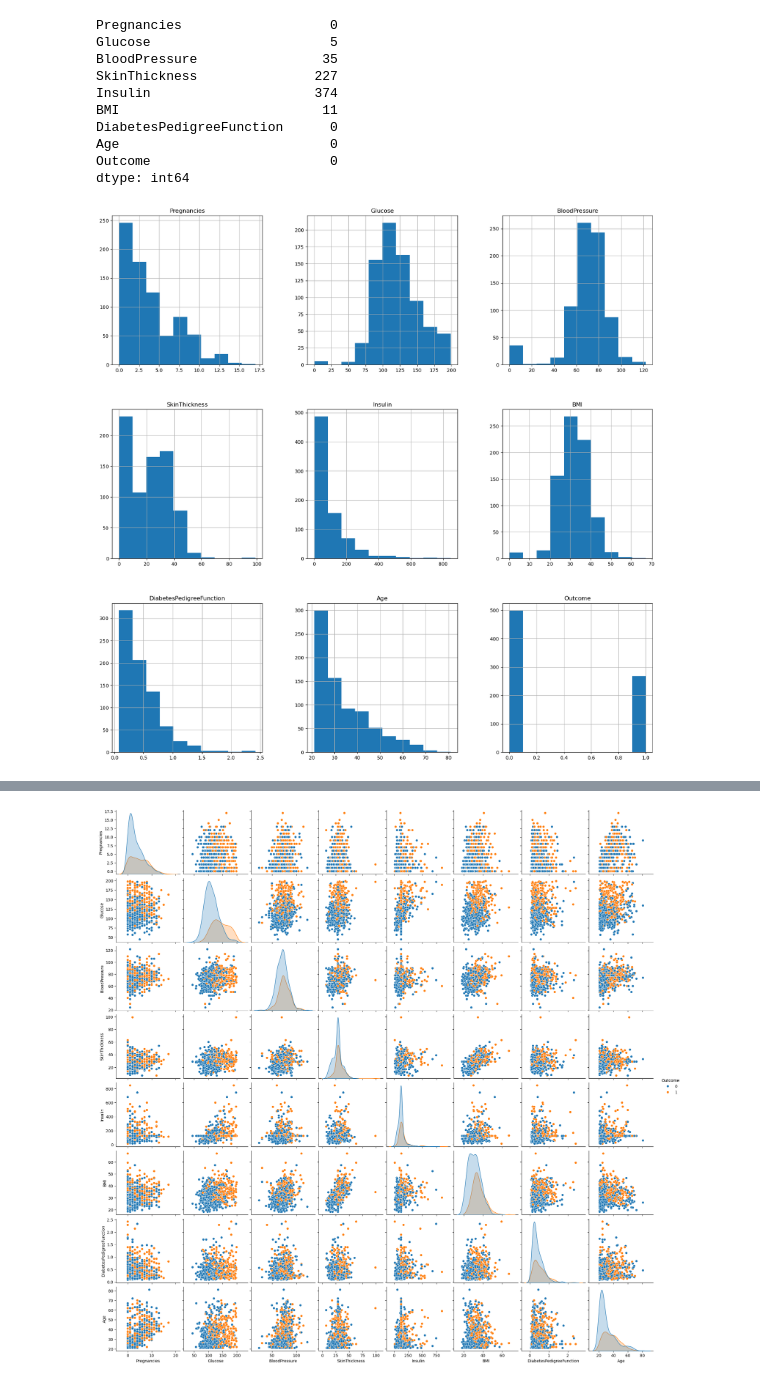
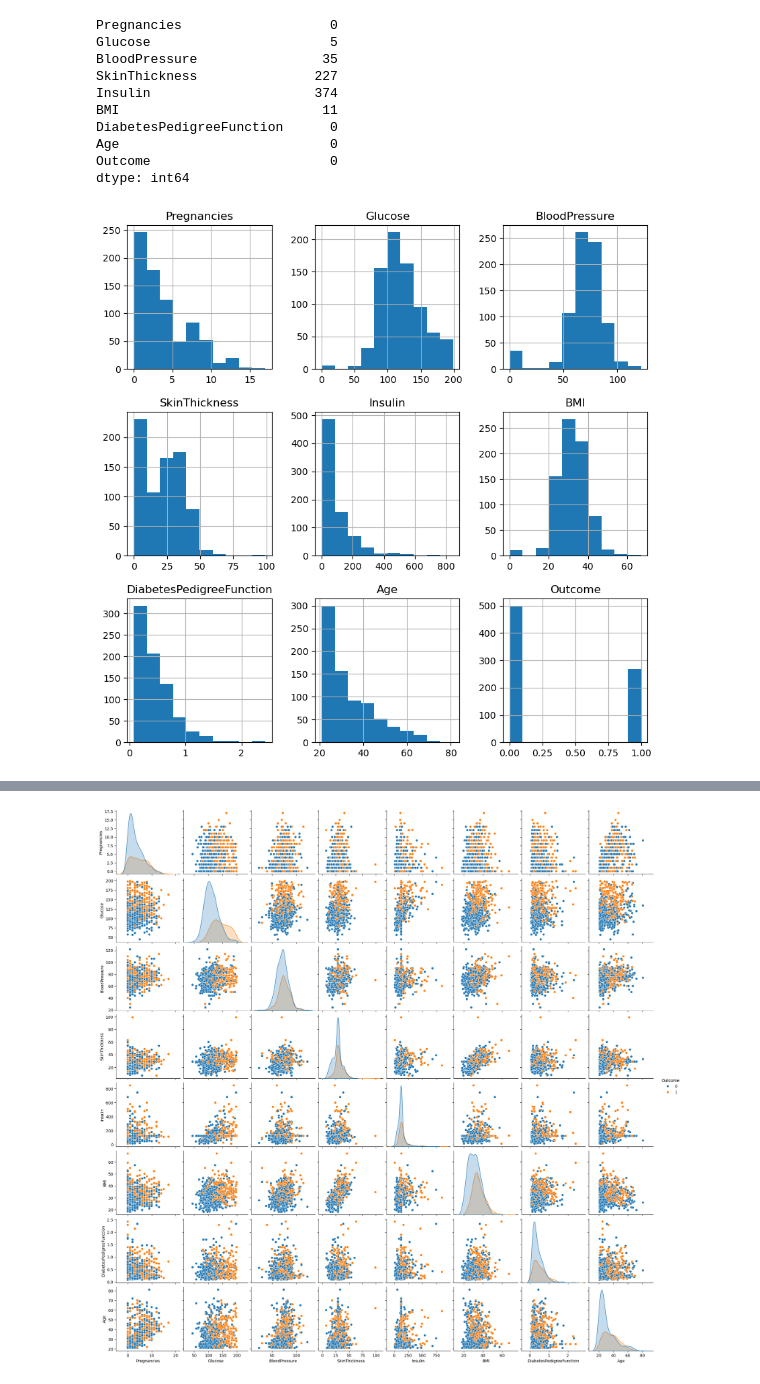
Before and after one commit to F-Nikolic/Pima-Indians-Diabetes-Classification, a Jupyter notebook: classification.ipynb, the cells around one changed output, grey strips where cells are left out. Drawn from its saved outputs; the diff is of its cells as text; code cells hidden in the pictures.

```diff
--- a/classification.ipynb
+++ b/classification.ipynb
@@ -68,7 +71,7 @@ Age                           0
 Outcome                       0
 dtype: int64
 # %%
-p = data.hist(figsize = (20,20))
+p = data.hist(figsize = (10,10))
 # %% [output]
-[figure, old version]
+[figure, new version]
 # %%
```
Also changed, not shown: parts of 13 cells of this notebook, 1 other file.
